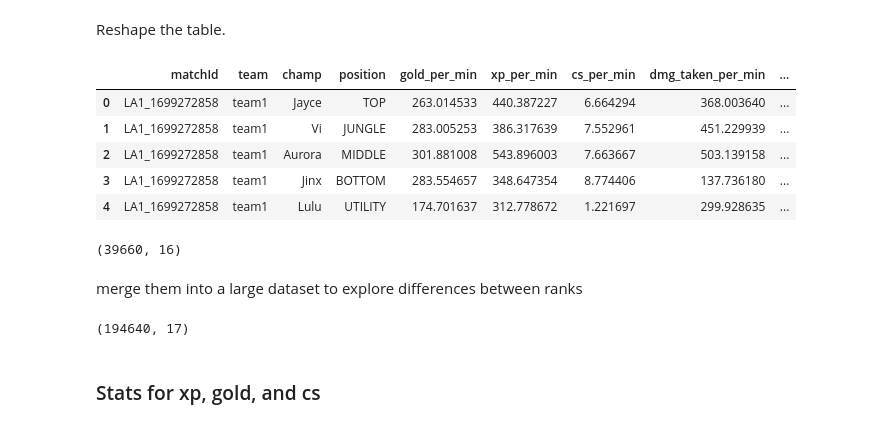
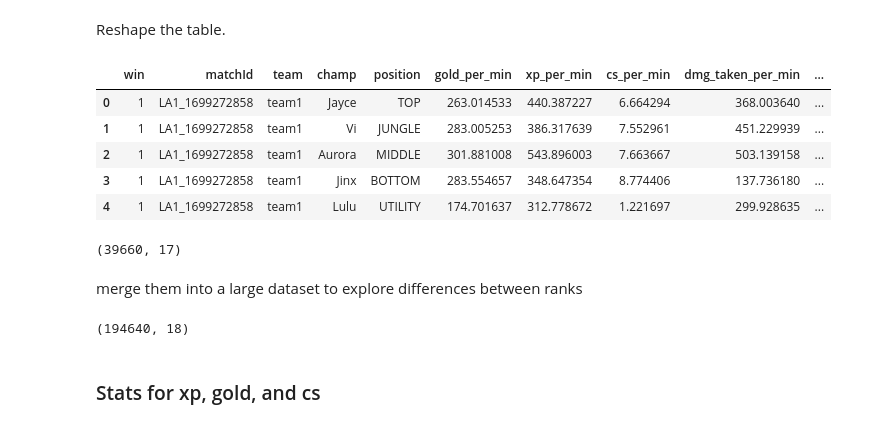
Before and after one commit to Ericcddong/5300_final_project, a Jupyter notebook: EDA/EDA.ipynb, the cells around one changed output. Cells and saved outputs as stored; diff of their text form; code cells hidden in the pictures.

```diff
--- a/EDA/EDA.ipynb
+++ b/EDA/EDA.ipynb
@@ -32,7 +32,7 @@ The match id is included in both datasets for analysis purpose.
 # %%
 def split_data(dataset):
     # all datasets have same column structure, so hard code works here
-    player_info_index_start = 1
+    player_info_index_start = 0
     player_info_index_end = 141
     player_info_columns = feature_list[player_info_index_start:player_info_index_end]
 
@@ -76,43 +76,44 @@ Reshape the table.
 # %%
 import pandas as pd
 
 def reshape_player_data(df):
     player_dfs = []
 
     for i in range(1, 11):
         prefix = f"p{i}_"
         player_cols = [col for col in df.columns if col.startswith(prefix)]
 
-        temp = df[["matchId"] + player_cols].copy()
-        temp.columns = ["matchId"] + [col.replace(prefix, "") for col in player_cols]
+        temp = df[["win", "matchId"] + player_cols].copy()
+        temp.columns = ["win", "matchId"] + [col.replace(prefix, "") for col in player_cols]
         temp["player_num"] = i
         temp["team"] = "team1" if i <= 5 else "team2"
 
         player_dfs.append(temp)
 
     player_long = pd.concat(player_dfs, ignore_index=True)
+    player_long["win"] = player_long["win"].astype("category")
     player_long["team"] = player_long["team"].astype("category")
     player_long["position"] = player_long["position"].astype("category")
     player_long = player_long.sort_values(["matchId", "player_num"]).reset_index(drop=True)
 
     return player_long
 d1_player =  reshape_player_data(d1_player)
 d2_player =  reshape_player_data(d2_player)
 d3_player =  reshape_player_data(d3_player)
 d4_player =  reshape_player_data(d4_player)
 e1_player =  reshape_player_data(e1_player)
 d1_player.head()
 # %% [output]
-|  | matchId | team | champ | position | gold_per_min | xp_per_min | cs_per_min | dmg_taken_per_min | ... |
-| 0 | LA1_1699272858 | team1 | Jayce | TOP | 263.014533 | 440.387227 | 6.664294 | 368.003640 | ... |
-| 1 | LA1_1699272858 | team1 | Vi | JUNGLE | 283.005253 | 386.317639 | 7.552961 | 451.229939 | ... |
-| 2 | LA1_1699272858 | team1 | Aurora | MIDDLE | 301.881008 | 543.896003 | 7.663667 | 503.139158 | ... |
-| 3 | LA1_1699272858 | team1 | Jinx | BOTTOM | 283.554657 | 348.647354 | 8.774406 | 137.736180 | ... |
-| 4 | LA1_1699272858 | team1 | Lulu | UTILITY | 174.701637 | 312.778672 | 1.221697 | 299.928635 | ... |
+|  | win | matchId | team | champ | position | gold_per_min | xp_per_min | cs_per_min | dmg_taken_per_min | ... |
+| 0 | 1 | LA1_1699272858 | team1 | Jayce | TOP | 263.014533 | 440.387227 | 6.664294 | 368.003640 | ... |
+| 1 | 1 | LA1_1699272858 | team1 | Vi | JUNGLE | 283.005253 | 386.317639 | 7.552961 | 451.229939 | ... |
+| 2 | 1 | LA1_1699272858 | team1 | Aurora | MIDDLE | 301.881008 | 543.896003 | 7.663667 | 503.139158 | ... |
+| 3 | 1 | LA1_1699272858 | team1 | Jinx | BOTTOM | 283.554657 | 348.647354 | 8.774406 | 137.736180 | ... |
+| 4 | 1 | LA1_1699272858 | team1 | Lulu | UTILITY | 174.701637 | 312.778672 | 1.221697 | 299.928635 | ... |
 # %%
 d1_player.shape
 # %% [output]
-(39660, 16)
+(39660, 17)
 # %% [markdown]
 merge them into a large dataset to explore differences between ranks
 # %%
@@ -135,7 +136,7 @@ combined["rank"] = pd.Categorical(combined["rank"], categories=rank_order, order
 # %%
 combined.shape
 # %% [output]
-(194640, 17)
+(194640, 18)
 # %% [markdown]
 ### Stats for xp, gold, and cs
 # %%
```
Also changed, not shown: parts of 25 cells of this notebook, 1 other file.
